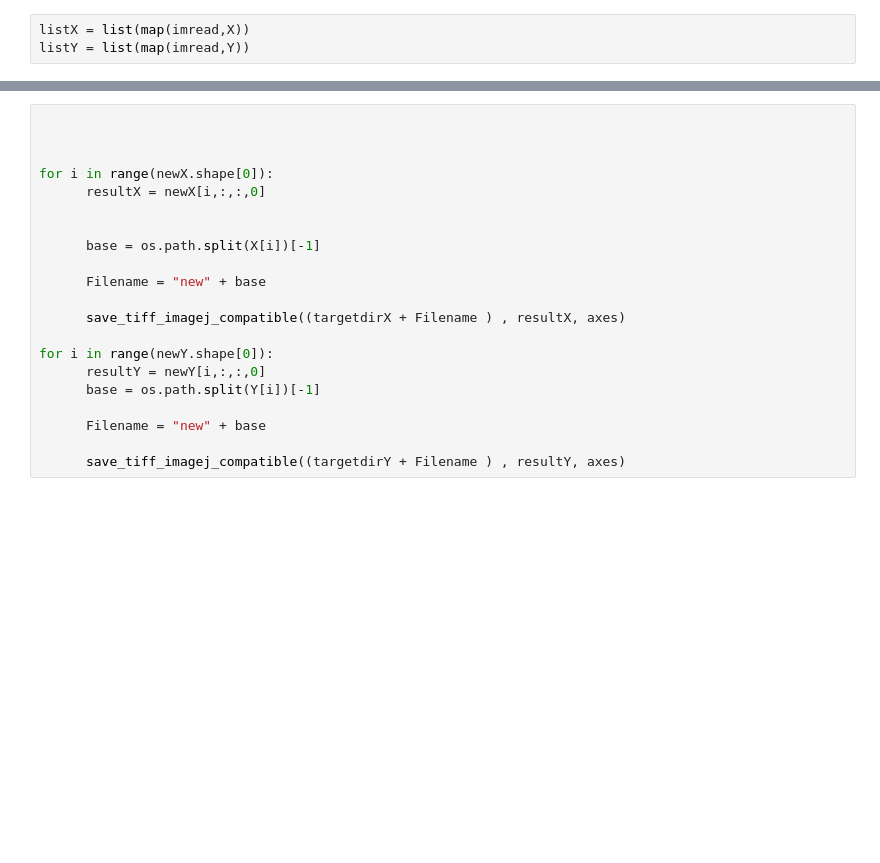
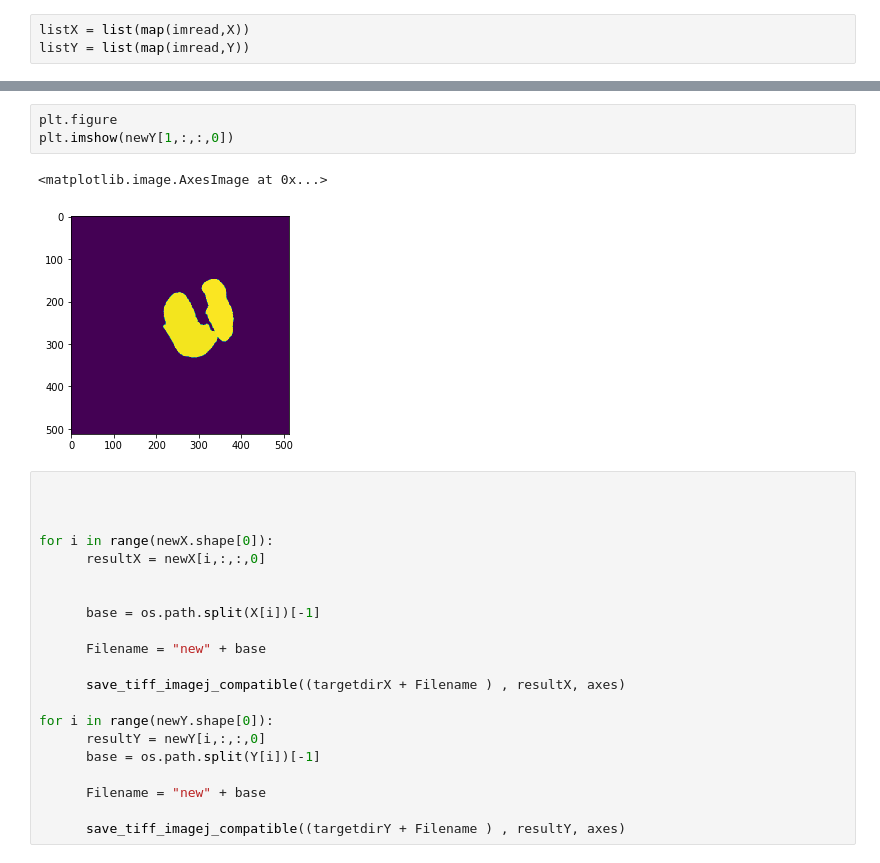
Before and after one commit to oozguc/PyImage, a Jupyter notebook: DeepLearning/HelperFunctions/DataAugmentationListImages.ipynb, the cells around one changed output, grey strips where cells are left out. Cells and saved outputs as stored; diff of their text form; blank space fills up the shorter version.

```diff
--- a/DeepLearning/HelperFunctions/DataAugmentationListImages.ipynb
+++ b/DeepLearning/HelperFunctions/DataAugmentationListImages.ipynb
@@ -69,3 +81,9 @@ print(newY.shape)
+# %%
+plt.figure
+plt.imshow(newY[1,:,:,0])
+# %% [output]
+<matplotlib.image.AxesImage at 0x...>
+[figure, added]
 # %%
 
 
```
Also changed, not shown: parts of 7 cells of this notebook.
